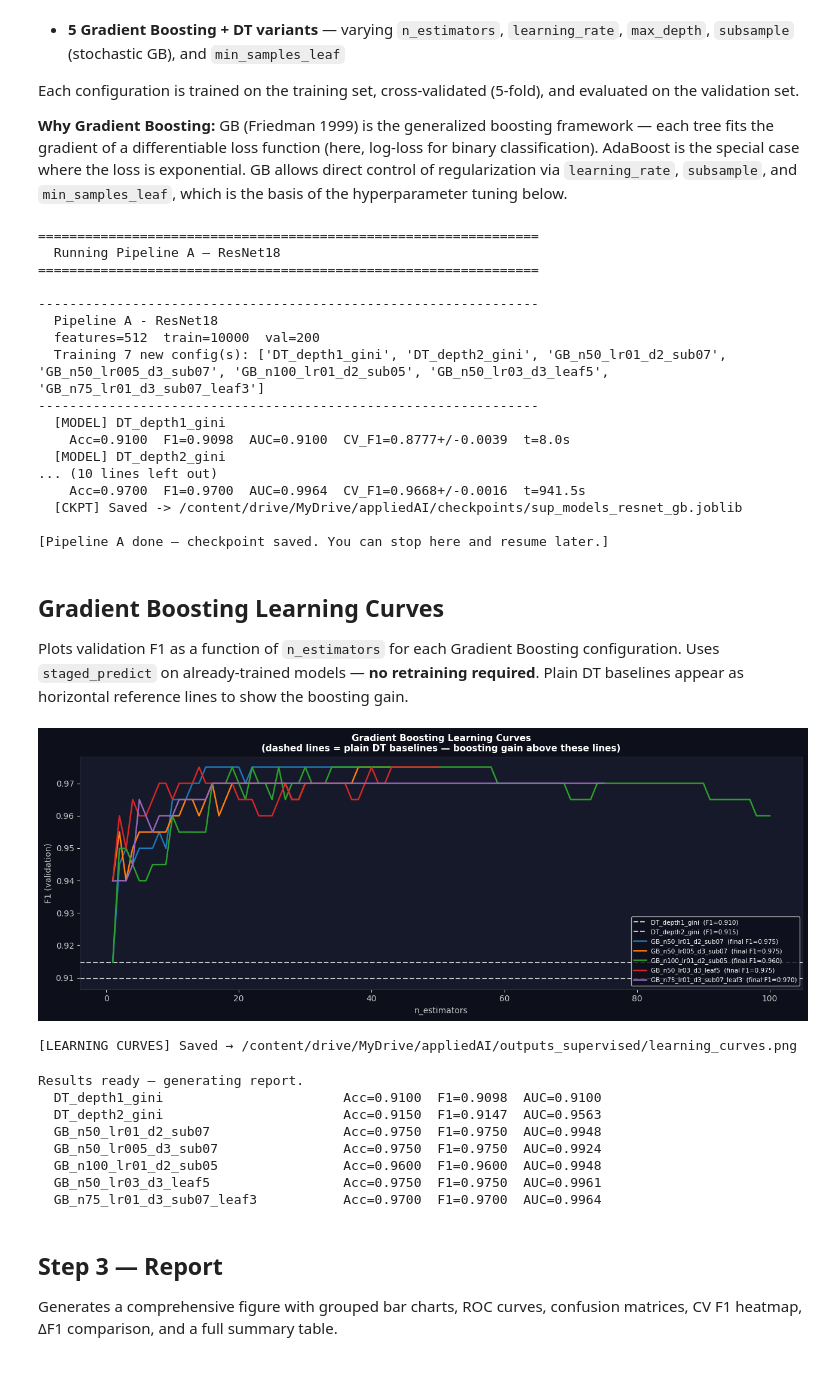
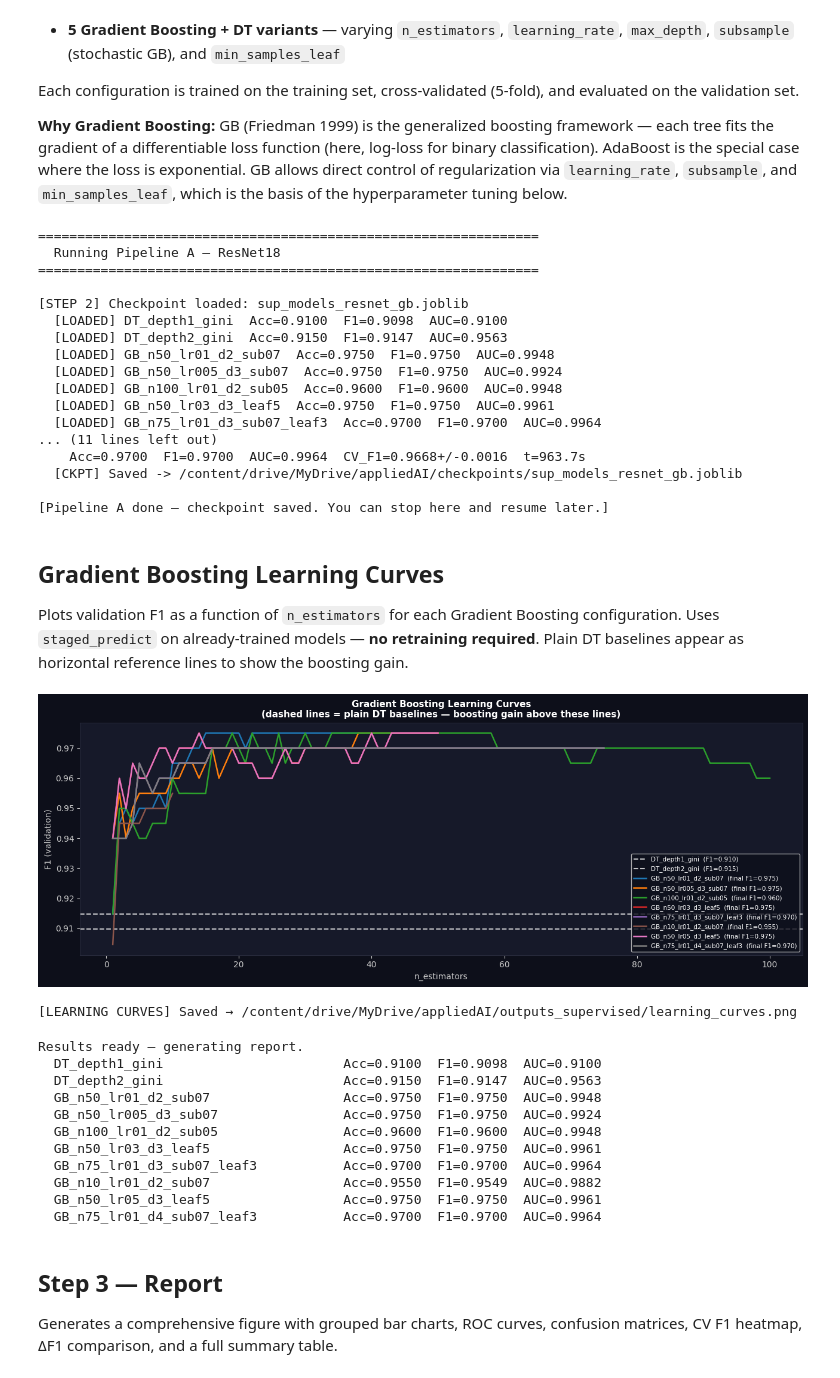
Before and after one commit to Stanzione/Applied-AI, a Jupyter notebook: museum_supervised_dt_boosting.ipynb, the cells around one changed output. Cells and saved outputs as stored; diff of their text form; code cells hidden in the pictures.

```diff
--- a/museum_supervised_dt_boosting.ipynb
+++ b/museum_supervised_dt_boosting.ipynb
@@ -516,9 +516,9 @@ BOOSTING_CONFIGS = {
 
     # ── Gradient Boosting + DT (ensemble with gradient-based boosting) ────────
 
-    # n=10 + subsample=0.7 + depth=2
+    # n=10 + subsample=0.7 + depth=3
     'GB_n10_lr01_d2_sub07': GradientBoostingClassifier(
-        n_estimators=10, learning_rate=0.1, max_depth=3,
+        n_estimators=10, learning_rate=0.1, max_depth=2,
         subsample=0.7, min_samples_leaf=1,
         random_state=RANDOM_STATE),
 
@@ -668,16 +669,16 @@ print('\n[Pipeline A done — checkpoint saved. You can stop here and resume lat
   Running Pipeline A — ResNet18
 ================================================================
 
-----------------------------------------------------------------
-  Pipeline A - ResNet18
-  features=512  train=10000  val=200
-  Training 7 new config(s): ['DT_depth1_gini', 'DT_depth2_gini', 'GB_n50_lr01_d2_sub07', 'GB_n50_lr005_d3_sub07', 'GB_n100_lr01_d2_sub05', 'GB_n50_lr03_d3_leaf5', 'GB_n75_lr01_d3_sub07_leaf3']
-----------------------------------------------------------------
-  [MODEL] DT_depth1_gini
-    Acc=0.9100  F1=0.9098  AUC=0.9100  CV_F1=0.8777+/-0.0039  t=8.0s
-  [MODEL] DT_depth2_gini
-... (10 lines left out)
-    Acc=0.9700  F1=0.9700  AUC=0.9964  CV_F1=0.9668+/-0.0016  t=941.5s
+[STEP 2] Checkpoint loaded: sup_models_resnet_gb.joblib
+  [LOADED] DT_depth1_gini  Acc=0.9100  F1=0.9098  AUC=0.9100
+  [LOADED] DT_depth2_gini  Acc=0.9150  F1=0.9147  AUC=0.9563
+  [LOADED] GB_n50_lr01_d2_sub07  Acc=0.9750  F1=0.9750  AUC=0.9948
+  [LOADED] GB_n50_lr005_d3_sub07  Acc=0.9750  F1=0.9750  AUC=0.9924
+  [LOADED] GB_n100_lr01_d2_sub05  Acc=0.9600  F1=0.9600  AUC=0.9948
+  [LOADED] GB_n50_lr03_d3_leaf5  Acc=0.9750  F1=0.9750  AUC=0.9961
+  [LOADED] GB_n75_lr01_d3_sub07_leaf3  Acc=0.9700  F1=0.9700  AUC=0.9964
+... (11 lines left out)
+    Acc=0.9700  F1=0.9700  AUC=0.9964  CV_F1=0.9668+/-0.0016  t=963.7s
   [CKPT] Saved -> /content/drive/MyDrive/appliedAI/checkpoints/sup_models_resnet_gb.joblib
 
 [Pipeline A done — checkpoint saved. You can stop here and resume later.]
@@ -688,6 +689,13 @@ Plots validation F1 as a function of `n_estimators` for each Gradient Boosting c
 Uses `staged_predict` on already-trained models — **no retraining required**.
 Plain DT baselines appear as horizontal reference lines to show the boosting gain.
 # %%
+import matplotlib.pyplot as plt
+import seaborn as sns
+from sklearn.tree import DecisionTreeClassifier
+from sklearn.ensemble import GradientBoostingClassifier
+from sklearn.metrics import f1_score
+
+
 # ── Gradient Boosting learning curves (uses already-trained models) ──────────
 
 def plot_learning_curves(results, X_val_sc, y_val):
@@ -705,7 +713,10 @@ def plot_learning_curves(results, X_val_sc, y_val):
     for sp in ax.spines.values():
         sp.set_color('#2a2d3e')
 
-    gb_palette = sns.color_palette('tab10', 5)
+    # Count the number of Gradient Boosting models to determine palette size
+    num_gb_models = sum(1 for r_item in results.values()
+                        if isinstance(r_item['clf'], GradientBoostingClassifier))
+    gb_palette = sns.color_palette('tab10', max(num_gb_models, 1)) # Ensure at least 1 for proper palette creation
     gb_idx     = 0
 
     for name, r in results.items():
@@ -715,34 +726,34 @@ def plot_learning_curves(results, X_val_sc, y_val):
         if isinstance(clf, DecisionTreeClassifier):
             ax.axhline(r['f1'], linestyle='--', linewidth=1.5, alpha=0.75,
                        label=f'{name}  (F1={r["f1"]:.3f})', color='white')
             continue
 
         # GB: F1 at each boosting stage — no retraining, reads estimators_ list
         staged_f1 = [f1_score(y_val, y_p, average="macro")
                      for y_p in clf.staged_predict(X_val_sc)]
         ax.plot(range(1, len(staged_f1) + 1), staged_f1,
                 color=gb_palette[gb_idx], lw=1.8,
                 label=f'{name}  (final F1={r["f1"]:.3f})')
         gb_idx += 1
 
     ax.set_xlabel('n_estimators')
     ax.set_ylabel('F1 (validation)')
     ax.set_title('Gradient Boosting Learning Curves\n'
                  '(dashed lines = plain DT baselines — boosting gain above these lines)',
                  color='white', fontsize=11, fontweight='bold')
     ax.legend(fontsize=7.5, facecolor='#0d0f1a', labelcolor='white',
               loc='lower right')
     plt.tight_layout()
     out_lc = OUTPUT_DIR / 'learning_curves.png'
     plt.savefig(out_lc, dpi=150, bbox_inches='tight', facecolor=fig.get_facecolor())
     plt.show()
     print(f'[LEARNING CURVES] Saved → {out_lc}')
 
 # Scale val features once using the fitted scaler from the pipeline
 X_val_sc_lc = sc_r.transform(X_resnet_val)
 plot_learning_curves(res_r, X_val_sc_lc, y_val)
 # %% [output]
-[figure, old version]
+[figure, new version]
 [LEARNING CURVES] Saved → /content/drive/MyDrive/appliedAI/outputs_supervised/learning_curves.png
 # %%
 # ── COMBINE RESULTS ────────────────────────────────────────────────────────
@@ -760,6 +771,9 @@ Results ready — generating report.
   GB_n100_lr01_d2_sub05                Acc=0.9600  F1=0.9600  AUC=0.9948
   GB_n50_lr03_d3_leaf5                 Acc=0.9750  F1=0.9750  AUC=0.9961
   GB_n75_lr01_d3_sub07_leaf3           Acc=0.9700  F1=0.9700  AUC=0.9964
+  GB_n10_lr01_d2_sub07                 Acc=0.9550  F1=0.9549  AUC=0.9882
+  GB_n50_lr05_d3_leaf5                 Acc=0.9750  F1=0.9750  AUC=0.9961
+  GB_n75_lr01_d4_sub07_leaf3           Acc=0.9700  F1=0.9700  AUC=0.9964
 # %% [markdown]
 ## Step 3 — Report
 
```
Also changed, not shown: parts of 3 cells of this notebook.
